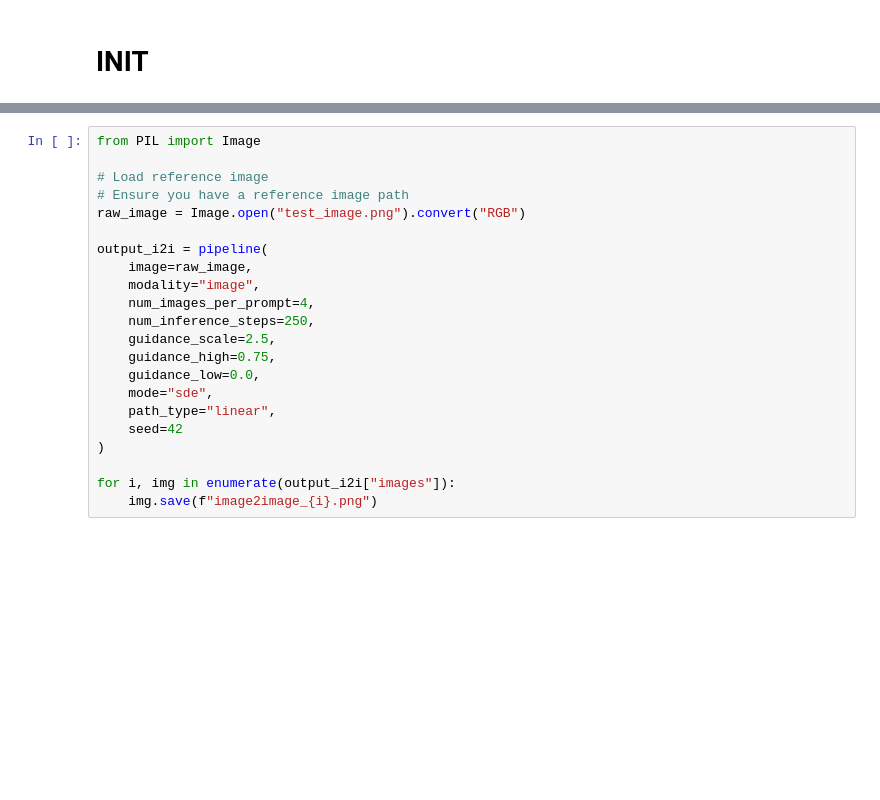
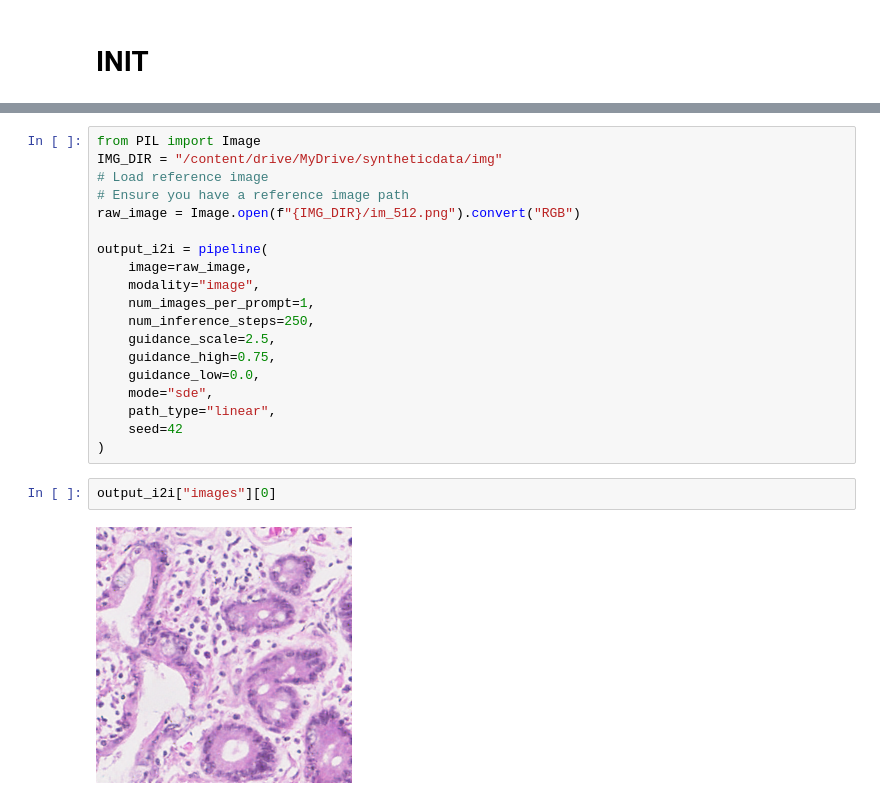
Before and after one commit to g-awaine/augmented-gastric-histopathology-generator, a Jupyter notebook: notebooks_colab/mupad_testing.ipynb, the cells around one changed output, grey strips where cells are left out. Saved outputs shown, nothing was run; the diff lists cells and outputs as text; blank space fills up the shorter version.

```diff
--- a/notebooks_colab/mupad_testing.ipynb
+++ b/notebooks_colab/mupad_testing.ipynb
@@ -43,14 +93,14 @@ for i, img in enumerate(output_t2i["images"]):
 # %%
 from PIL import Image
-
+IMG_DIR = "/content/drive/MyDrive/syntheticdata/img"
 # Load reference image
 # Ensure you have a reference image path
-raw_image = Image.open("test_image.png").convert("RGB")
+raw_image = Image.open(f"{IMG_DIR}/im_512.png").convert("RGB")
 
 output_i2i = pipeline(
     image=raw_image,
     modality="image",
-    num_images_per_prompt=4,
+    num_images_per_prompt=1,
     num_inference_steps=250,
     guidance_scale=2.5,
     guidance_high=0.75,
@@ -59,6 +109,7 @@ output_i2i = pipeline(
     path_type="linear",
     seed=42
 )
-
-for i, img in enumerate(output_i2i["images"]):
-    img.save(f"image2image_{i}.png")
+# %%
+output_i2i["images"][0]
+# %% [output]
+[figure, added]
```
Also changed, not shown: parts of 6 cells of this notebook.
